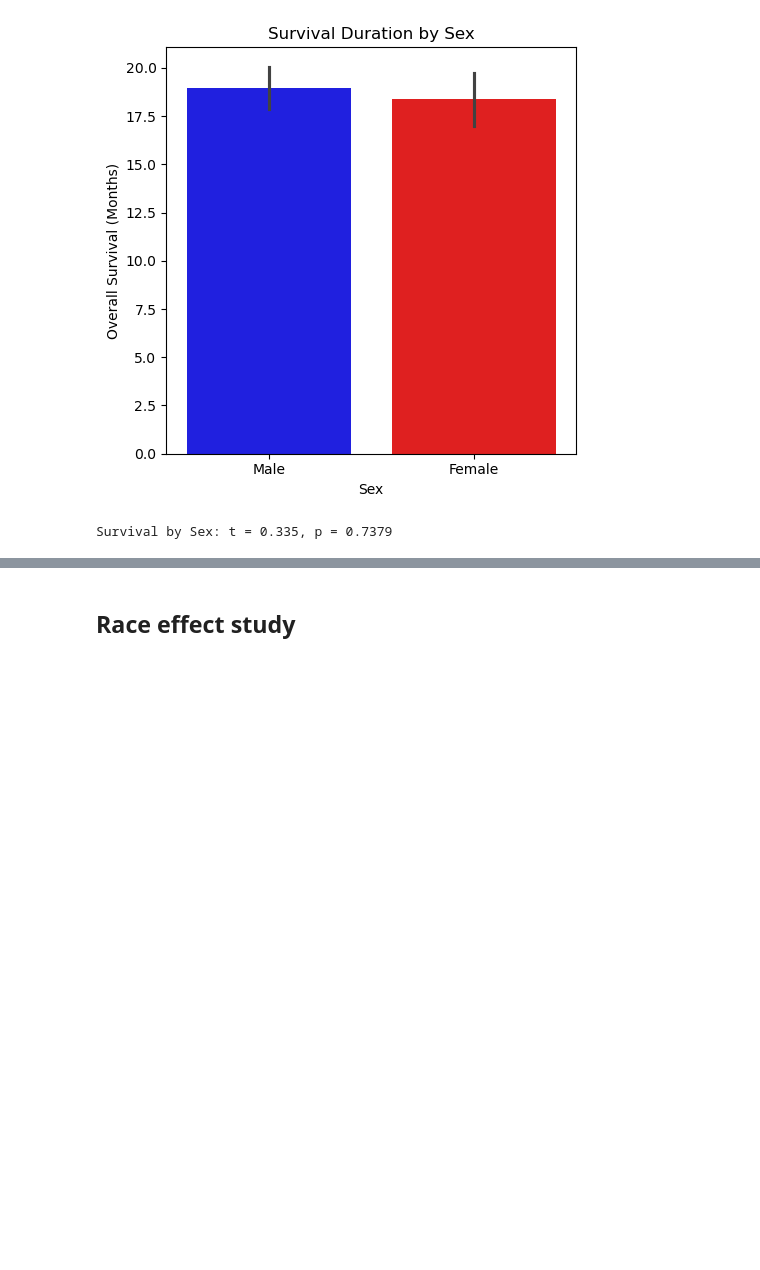
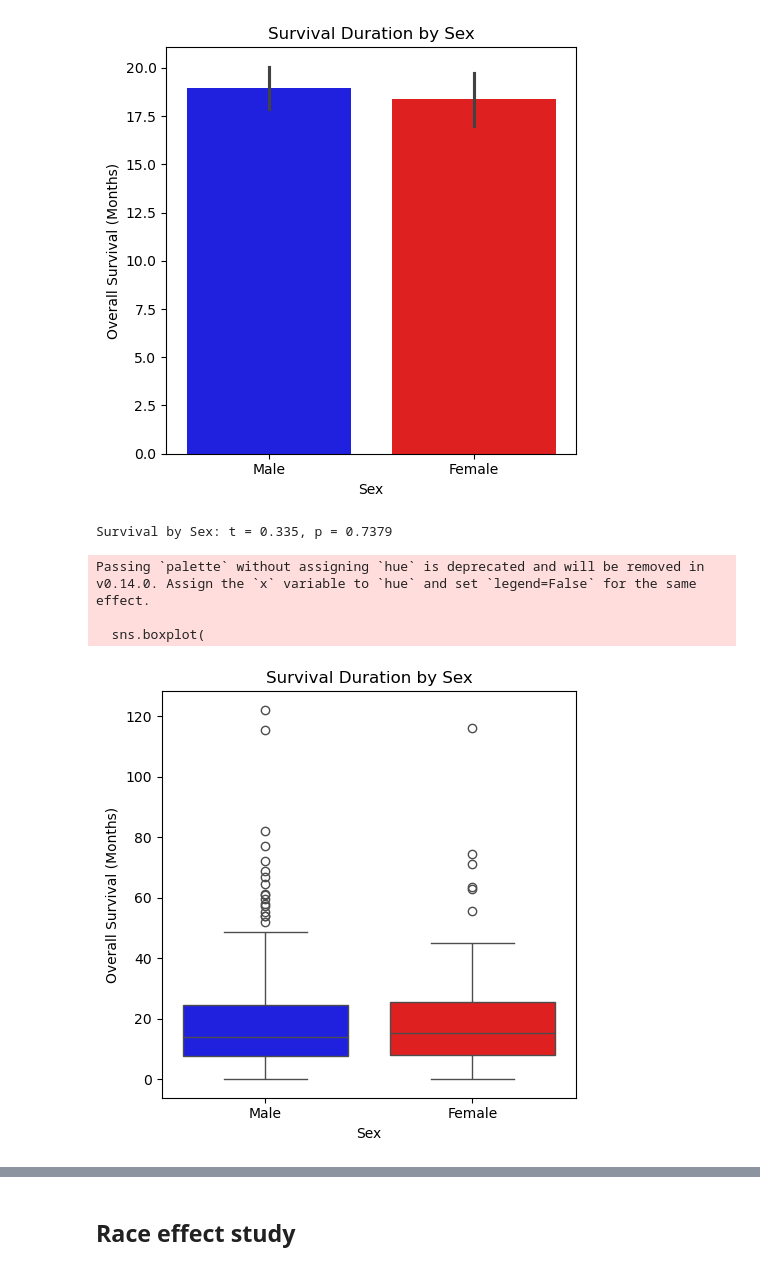
Before and after one commit to atanugiri/gastric-cancer, a Jupyter notebook: 01_Data_Analysis.ipynb, the cells around one changed output, grey strips where cells are left out. Cells and saved outputs as stored; diff of their text form; code cells hidden in the pictures; blank space fills up the shorter version.

```diff
--- a/01_Data_Analysis.ipynb
+++ b/01_Data_Analysis.ipynb
@@ -431,3 +497,30 @@ Passing `palette` without assigning `hue` is deprecated and will be removed in v
   sns.barplot(
 [figure]
 Survival by Sex: t = 0.335, p = 0.7379
+# %%
+import seaborn as sns
+import matplotlib.pyplot as plt
+
+# Define custom color palette
+sex_palette = {"Male": "blue", "Female": "red"}
+
+# Plot
+plt.figure(figsize=(5, 5))
+sns.boxplot(
+    x="Sex",
+    y="Overall Survival (Months)",
+    data=clinical_df,
+    palette=sex_palette
+)
+
+plt.title("Survival Duration by Sex")
+plt.tight_layout()
+
+# Save the figure
+plt.savefig("survival_by_sex_box.pdf", bbox_inches="tight")
+plt.show()
+# %% [output]
+Passing `palette` without assigning `hue` is deprecated and will be removed in v0.14.0. Assign the `x` variable to `hue` and set `legend=False` for the same effect.
+
+  sns.boxplot(
+[figure, added]
```
Also changed, not shown: parts of 7 cells of this notebook, 1 other file.
